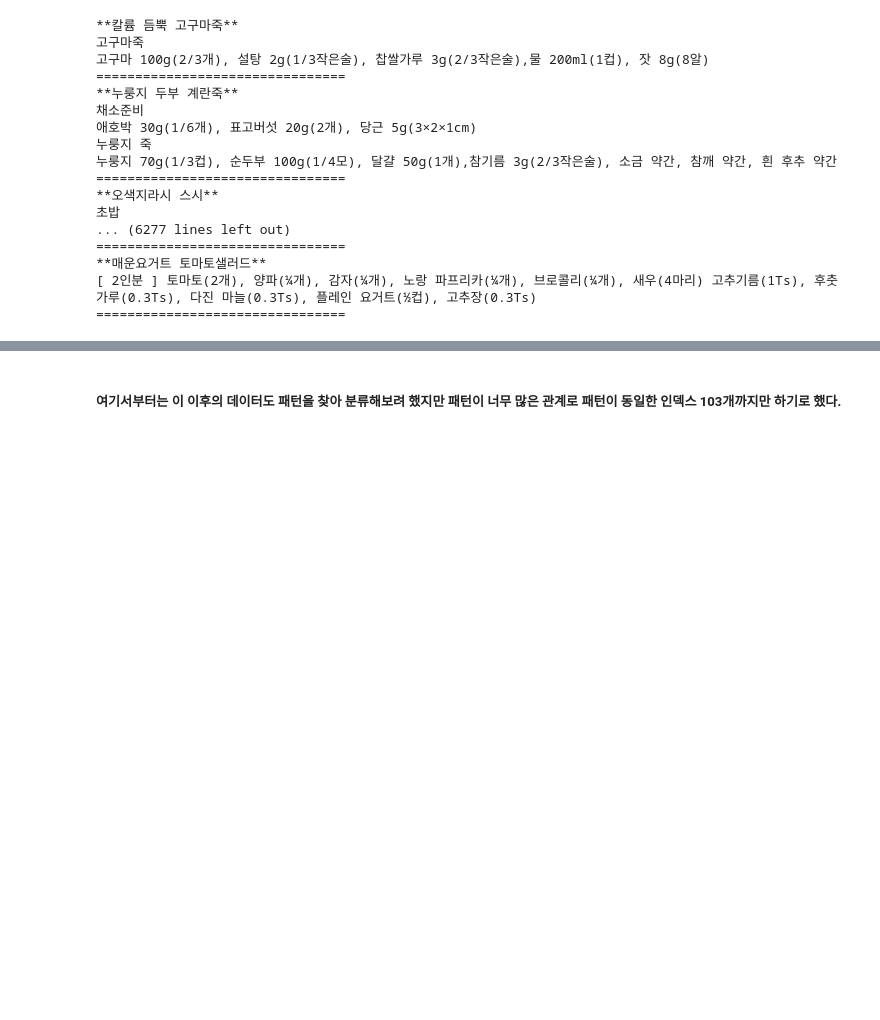
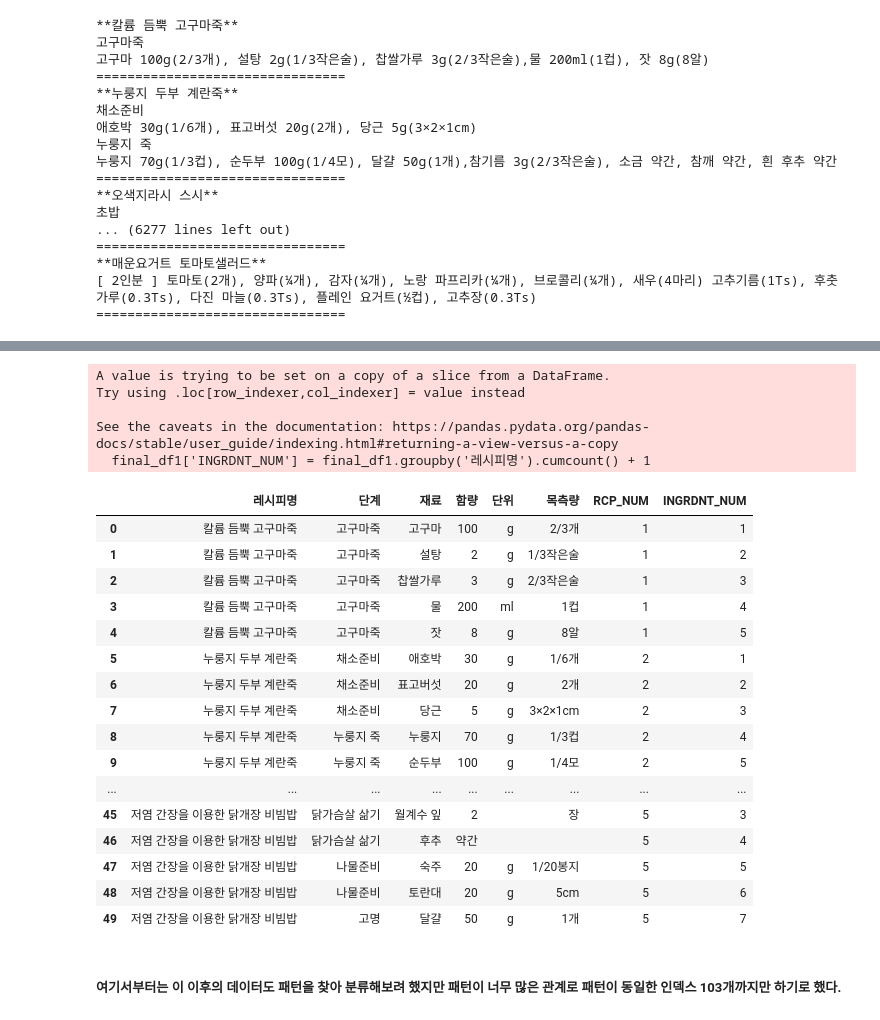
Before and after one commit to shake78922/MyProject, a Jupyter notebook: RecipeProject/etc_files/excel_clean.ipynb, the cells around one changed output, grey strips where cells are left out. Saved outputs shown, nothing was run; the diff lists cells and outputs as text; code cells hidden in the pictures; blank space fills up the shorter version.

```diff
--- a/RecipeProject/etc_files/excel_clean.ipynb
+++ b/RecipeProject/etc_files/excel_clean.ipynb
@@ -51,9 +51,9 @@ recipe_name = df2['RCP_NM']
 for line in df2["RCP_PARTS_DTLS"].astype(str):
     line2 = line.replace('\n', ' ,')
     ingredients = re.findall(r'([\w\(\)\s]+)\s([약간|\d.]+)?'
-                             '([g|mg|ml|Ts|큰술|작은술|약간]+)?'
-                             '[(]?([\d\w\/×\s?]+)?[)]?'
-                             '(?:\n[\w\s]+)?(?:\n[\w\s]+)?,?\s*', line2)
+                             r'([g|mg|ml|Ts|큰술|작은술|약간]+)?'
+                             r'[(]?([\d\w\/×\s?]+)?[)]?'
+                             r'(?:\n[\w\s]+)?(?:\n[\w\s]+)?,?\s*', line2)
     item1 = "주재료"
     for ingredient in ingredients:
         item2 = ingredient[0]
@@ -84,5 +84,5 @@ for line in df2["RCP_PARTS_DTLS"].astype(str):
 
 refined_df = pd.DataFrame(refined_data)
 
-refined_df.head(50)
+refined_df.head(20)
 # %% [output]
@@ -96,0 +175,3 @@ refined_df.loc[1029:1033, "단계"] = "육수"
+# %%
+final_df1['RCP_NUM'] = pd.factorize(final_df1['레시피명'])[0] + 1
+final_df1
@@ -97 +197,27 @@ refined_df.loc[1029:1033, "단계"] = "육수"
+# %%
+final_df1['INGRDNT_NUM'] = final_df1.groupby('레시피명').cumcount() + 1
+final_df1.head(50)
+# %% [output]
+A value is trying to be set on a copy of a slice from a DataFrame.
+Try using .loc[row_indexer,col_indexer] = value instead
+
+See the caveats in the documentation: https://pandas.pydata.org/pandas-docs/stable/user_guide/indexing.html#returning-a-view-versus-a-copy
+  final_df1['INGRDNT_NUM'] = final_df1.groupby('레시피명').cumcount() + 1
+|  | 레시피명 | 단계 | 재료 | 함량 | 단위 | 목측량 | RCP_NUM | INGRDNT_NUM |
+| 0 | 칼륨 듬뿍 고구마죽 | 고구마죽 | 고구마 | 100 | g | 2/3개 | 1 | 1 |
+| 1 | 칼륨 듬뿍 고구마죽 | 고구마죽 | 설탕 | 2 | g | 1/3작은술 | 1 | 2 |
+| 2 | 칼륨 듬뿍 고구마죽 | 고구마죽 | 찹쌀가루 | 3 | g | 2/3작은술 | 1 | 3 |
+| 3 | 칼륨 듬뿍 고구마죽 | 고구마죽 | 물 | 200 | ml | 1컵 | 1 | 4 |
+| 4 | 칼륨 듬뿍 고구마죽 | 고구마죽 | 잣 | 8 | g | 8알 | 1 | 5 |
+| 5 | 누룽지 두부 계란죽 | 채소준비 | 애호박 | 30 | g | 1/6개 | 2 | 1 |
+| 6 | 누룽지 두부 계란죽 | 채소준비 | 표고버섯 | 20 | g | 2개 | 2 | 2 |
+| 7 | 누룽지 두부 계란죽 | 채소준비 | 당근 | 5 | g | 3×2×1cm | 2 | 3 |
+| 8 | 누룽지 두부 계란죽 | 누룽지 죽 | 누룽지 | 70 | g | 1/3컵 | 2 | 4 |
+| 9 | 누룽지 두부 계란죽 | 누룽지 죽 | 순두부 | 100 | g | 1/4모 | 2 | 5 |
+| ... | ... | ... | ... | ... | ... | ... | ... | ... |
+| 45 | 저염 간장을 이용한 닭개장 비빔밥 | 닭가슴살 삶기 | 월계수 잎 | 2 |  | 장 | 5 | 3 |
+| 46 | 저염 간장을 이용한 닭개장 비빔밥 | 닭가슴살 삶기 | 후추 | 약간 |  |  | 5 | 4 |
+| 47 | 저염 간장을 이용한 닭개장 비빔밥 | 나물준비 | 숙주 | 20 | g | 1/20봉지 | 5 | 5 |
+| 48 | 저염 간장을 이용한 닭개장 비빔밥 | 나물준비 | 토란대 | 20 | g | 5cm | 5 | 6 |
+| 49 | 저염 간장을 이용한 닭개장 비빔밥 | 고명 | 달걀 | 50 | g | 1개 | 5 | 7 |
 # %%
```
Also changed, not shown: parts of 10 cells of this notebook, 5 other files.
